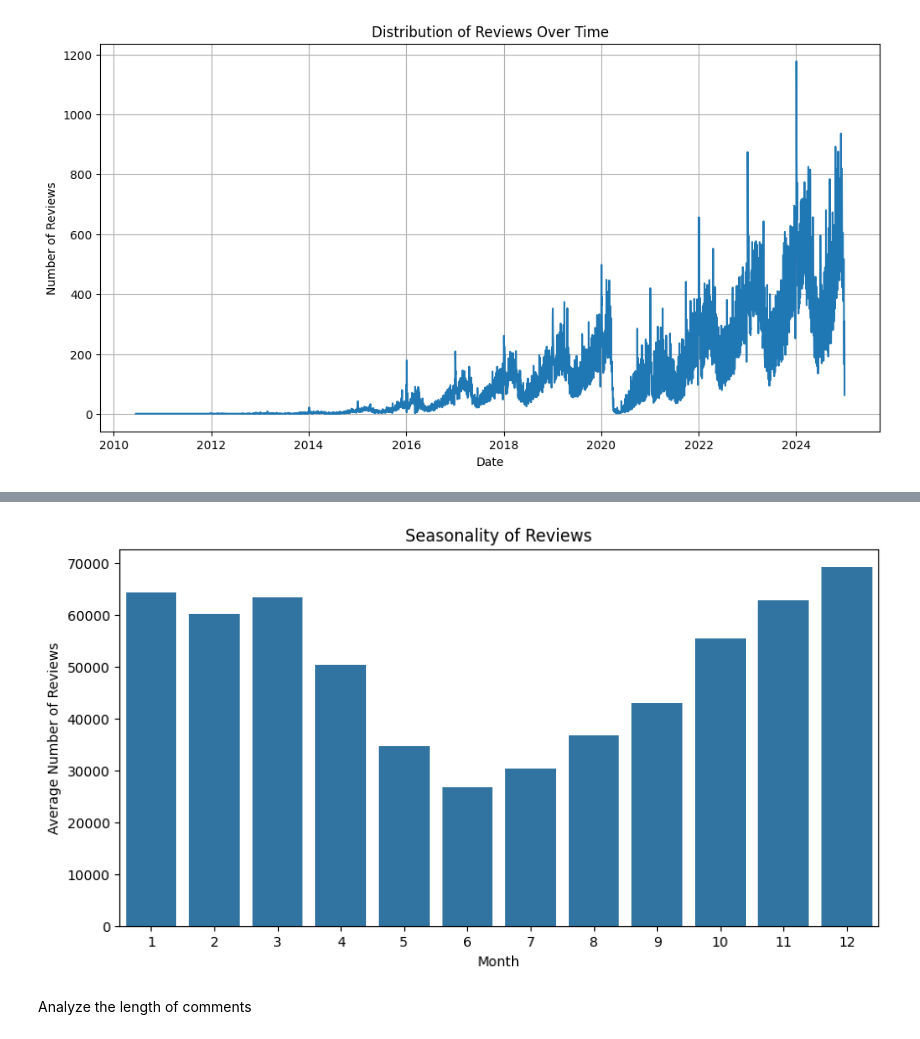
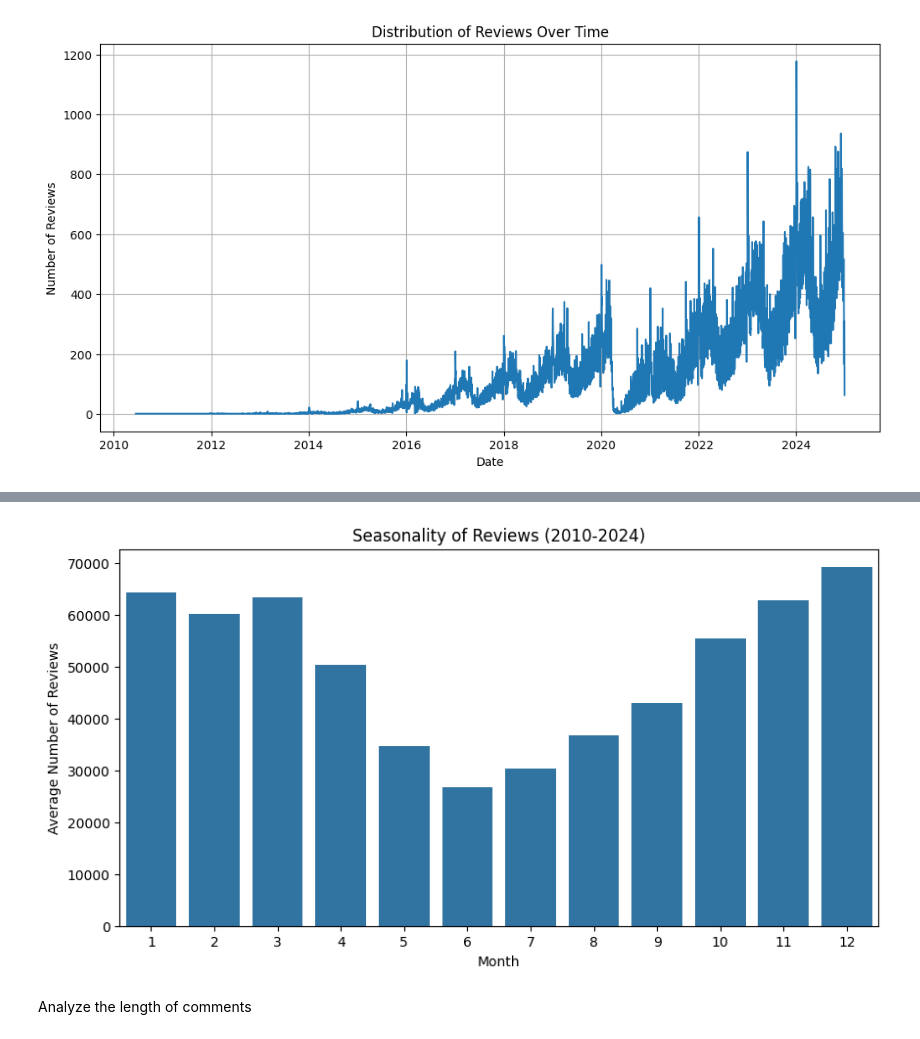
Before and after one commit to nkosanamolefe/machine-learning, a Jupyter notebook: review-sentiment-analysis/review_sentiment_analysis.ipynb, the cells around one changed output, grey strips where cells are left out. Saved outputs shown, nothing was run; the diff lists cells and outputs as text; code cells hidden in the pictures.

```diff
--- a/review-sentiment-analysis/review_sentiment_analysis.ipynb
+++ b/review-sentiment-analysis/review_sentiment_analysis.ipynb
@@ -148,15 +147,15 @@ plt.show()
 # %%
 # Analyze for seasonality (example using monthly averages)
 df['month'] = df['date'].dt.month
 monthly_reviews = df.groupby('month')['listing_id'].count()
 
 plt.figure(figsize=(10, 5))
 sns.barplot(x=monthly_reviews.index, y=monthly_reviews.values)
 plt.xlabel('Month')
 plt.ylabel('Average Number of Reviews')
-plt.title('Seasonality of Reviews')
+plt.title('Seasonality of Reviews (2010-2024)')
 plt.show()
 # %% [output]
-[figure, old version]
+[figure, new version]
 # %% [markdown]
 Analyze the length of comments
```
Also changed, not shown: parts of 21 cells of this notebook.
